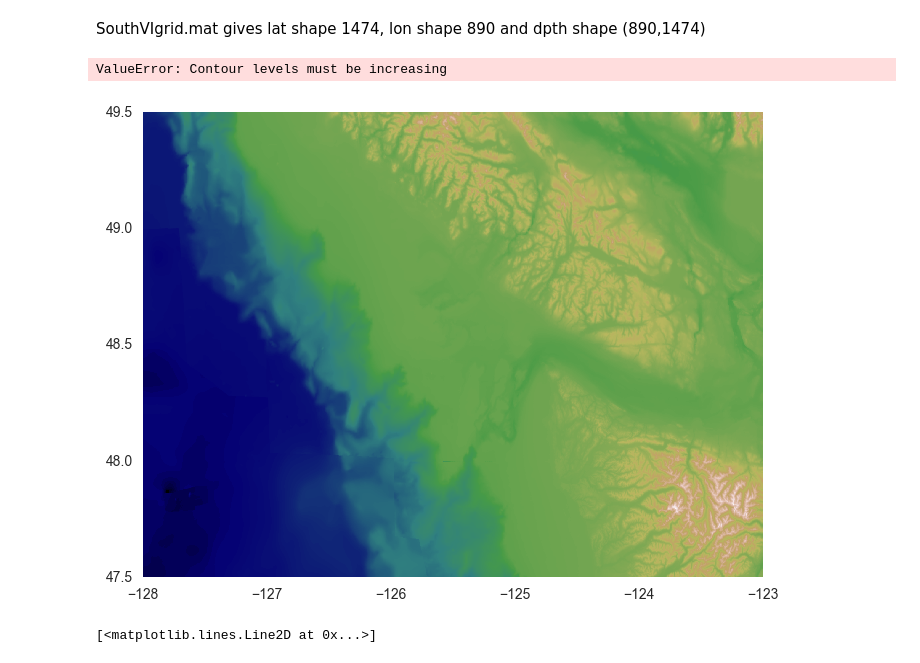
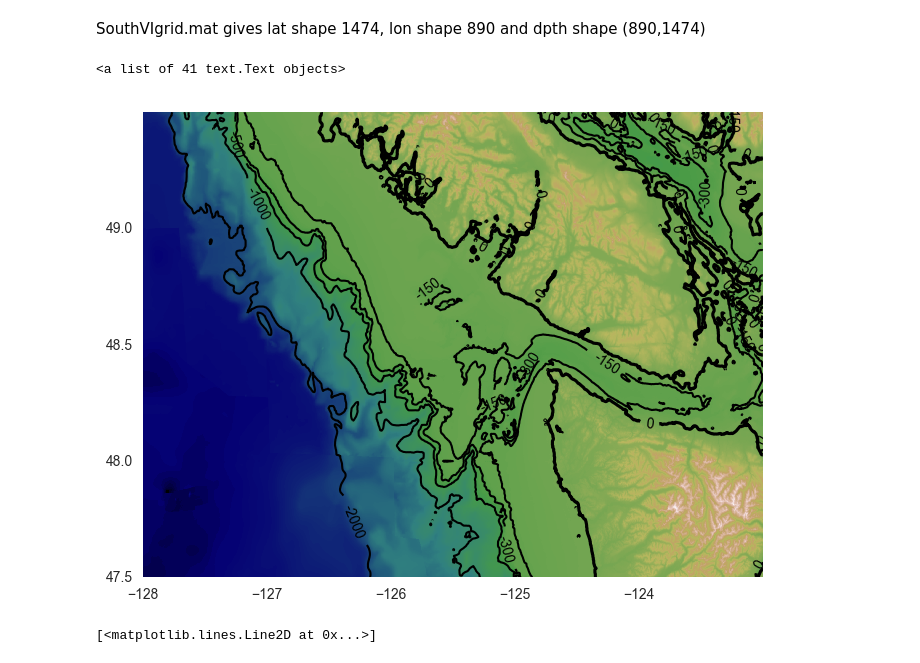
Before and after one commit to UBC-MOAD/MultipleCanyons, a Jupyter notebook: notebooks/VIBathymetry.ipynb, the cells around one changed output. Cells and saved outputs as stored; diff of their text form; code cells hidden in the pictures.

```diff
--- a/notebooks/VIBathymetry.ipynb
+++ b/notebooks/VIBathymetry.ipynb
@@ -26,18 +26,18 @@ def get_topo():
 # %%
 tDat = get_topo()
 
 plt.rcParams['contour.negative_linestyle'] = 'solid'
 
 fig, ax1 = plt.subplots(1, 1, figsize=(8,6))
 
 ax1.pcolor(tDat['lon'],tDat['lat'],tDat['dpth'], cmap ='gist_earth' )
 
-CS = plt.contour(tDat['lon'],tDat['lat'],tDat['dpth'],[-150,-300,-500,-1000, -2000,0],
+CS = plt.contour(tDat['lon'],tDat['lat'],tDat['dpth'],[-2000, -1000, -500, -300,-150,0],
                  colors='k',linewidths=[1.5,1.5,1.5,1.5,1.5,2.25] )
 plt.clabel(CS, inline=1, fontsize=10,fmt='%1.0f')
 # %% [output]
-ValueError: Contour levels must be increasing
+<a list of 41 text.Text objects>
-[figure, old version]
+[figure, new version]
 # %%
 fig46=plt.figure(figsize=(10,8))
 
```
Also changed, not shown: 1 other file.
